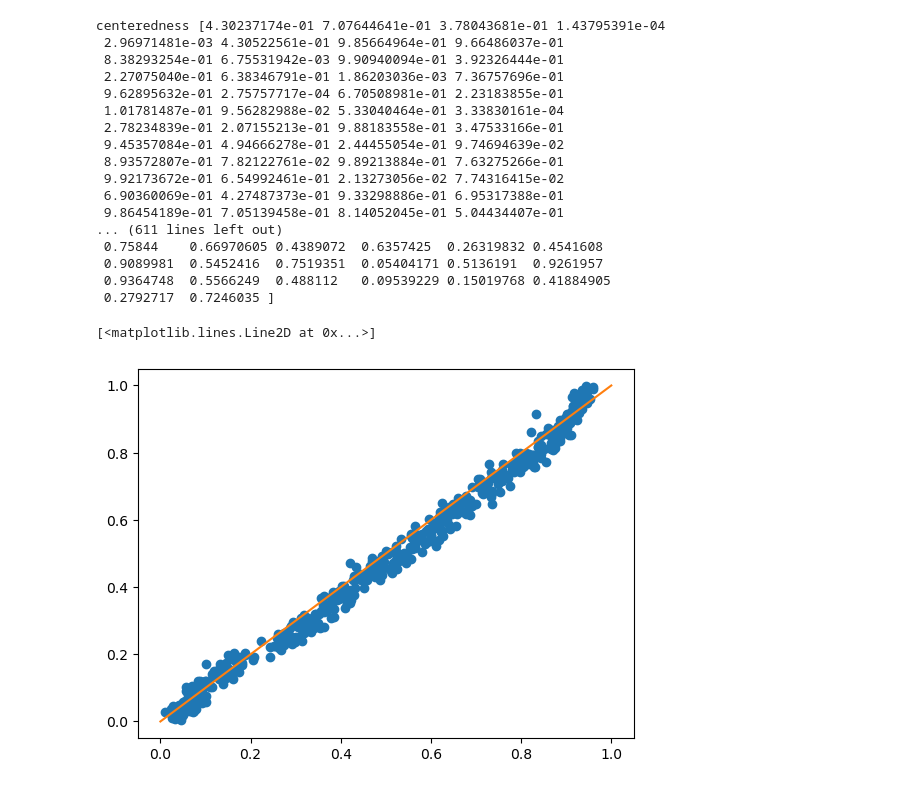
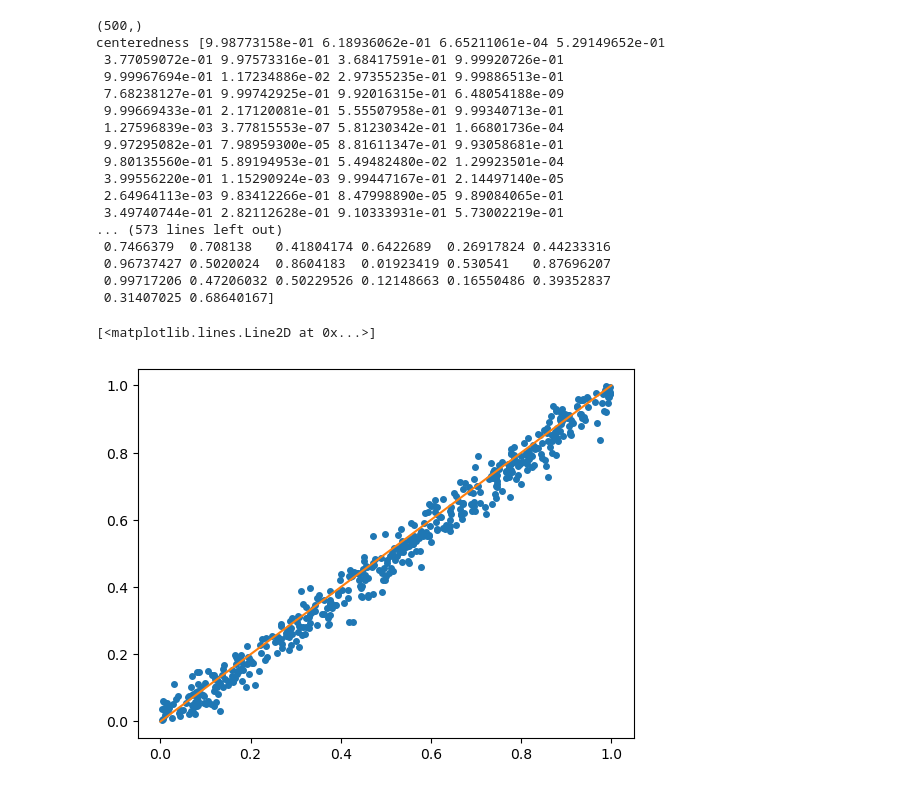
Before and after one commit to Madhav-Kanda/Non-Linear-Reparameterisation, a Jupyter notebook: Funnel_redefined.ipynb, the cells around one changed output. Cells and saved outputs as stored; diff of their text form; code cells hidden in the pictures.

```diff
--- a/Funnel_redefined.ipynb
+++ b/Funnel_redefined.ipynb
@@ -43,27 +71,27 @@ def funnel(J=d, c = true_centeredness):
     theta = numpyro.sample('theta', dist.Normal(jnp.full(J,mu), jnp.exp(tau)))
     numpyro.factor('theta_ll', ll_pdf(c, J, tau, mu, theta))
 # %%
-num_warmup = 2000
+num_warmup = 1000
 
 adapt = blackjax.window_adaptation(blackjax.nuts, funnel)
 key = jax.random.PRNGKey(0)
 (last_state, parameters), intermediate_states,logdensity_fn, calculated_centeredness  = adapt.run(key, num_warmup)
 kernel = blackjax.nuts(logdensity_fn , **parameters).step
 # %% [output]
-centeredness [4.30237174e-01 7.07644641e-01 3.78043681e-01 1.43795391e-04
- 2.96971481e-03 4.30522561e-01 9.85664964e-01 9.66486037e-01
- 8.38293254e-01 6.75531942e-03 9.90940094e-01 3.92326444e-01
- 2.27075040e-01 6.38346791e-01 1.86203036e-03 7.36757696e-01
- 9.62895632e-01 2.75757717e-04 6.70508981e-01 2.23183855e-01
- 1.01781487e-01 9.56282988e-02 5.33040464e-01 3.33830161e-04
- 2.78234839e-01 2.07155213e-01 9.88183558e-01 3.47533166e-01
- 9.45357084e-01 4.94666278e-01 2.44455054e-01 9.74694639e-02
- 8.93572807e-01 7.82122761e-02 9.89213884e-01 7.63275266e-01
- 9.92173672e-01 6.54992461e-01 2.13273056e-02 7.74316415e-02
- 6.90360069e-01 4.27487373e-01 9.33298886e-01 6.95317388e-01
- 9.86454189e-01 7.05139458e-01 8.14052045e-01 5.04434407e-01
-... (611 lines left out)
- 0.75844    0.66970605 0.4389072  0.6357425  0.26319832 0.4541608
- 0.9089981  0.5452416  0.7519351  0.05404171 0.5136191  0.9261957
- 0.9364748  0.5566249  0.488112   0.09539229 0.15019768 0.41884905
- 0.2792717  0.7246035 ]
+(500,)
+centeredness [9.98773158e-01 6.18936062e-01 6.65211061e-04 5.29149652e-01
+ 3.77059072e-01 9.97573316e-01 3.68417591e-01 9.99920726e-01
+ 9.99967694e-01 1.17234886e-02 2.97355235e-01 9.99886513e-01
+ 7.68238127e-01 9.99742925e-01 9.92016315e-01 6.48054188e-09
+ 9.99669433e-01 2.17120081e-01 5.55507958e-01 9.99340713e-01
+ 1.27596839e-03 3.77815553e-07 5.81230342e-01 1.66801736e-04
+ 9.97295082e-01 7.98959300e-05 8.81611347e-01 9.93058681e-01
+ 9.80135560e-01 5.89194953e-01 5.49482480e-02 1.29923501e-04
+ 3.99556220e-01 1.15290924e-03 9.99447167e-01 2.14497140e-05
+ 2.64964113e-03 9.83412266e-01 8.47998890e-05 9.89084065e-01
+ 3.49740744e-01 2.82112628e-01 9.10333931e-01 5.73002219e-01
+... (573 lines left out)
+ 0.7466379  0.708138   0.41804174 0.6422689  0.26917824 0.44233316
+ 0.96737427 0.5020024  0.8604183  0.01923419 0.530541   0.87696207
+ 0.99717206 0.47206032 0.50229526 0.12148663 0.16550486 0.39352837
+ 0.31407025 0.68640167]
@@ -73,6 +98,6 @@ centeredness [4.30237174e-01 7.07644641e-01 3.78043681e-01 1.43795391e-04
 # %%
-plt.plot(calculated_centeredness, true_centeredness, 'o')
+plt.plot(calculated_centeredness, true_centeredness, 'o', markersize=4)
 plt.plot([0,1],[0,1])
 # %% [output]
 [<matplotlib.lines.Line2D at 0x...>]
-[figure, old version]
+[figure, new version]
```
Also changed, not shown: parts of 11 cells of this notebook, 2 other files.
